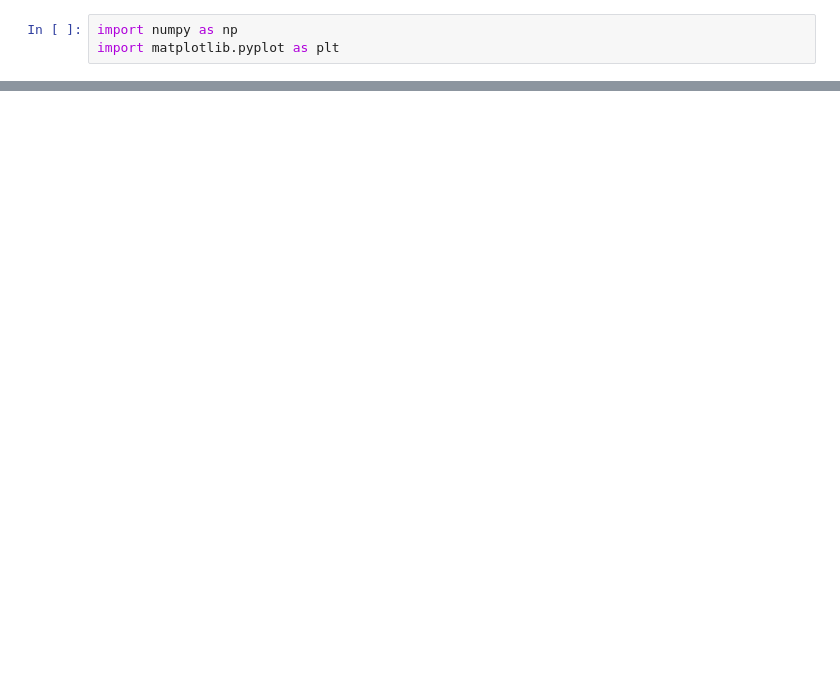
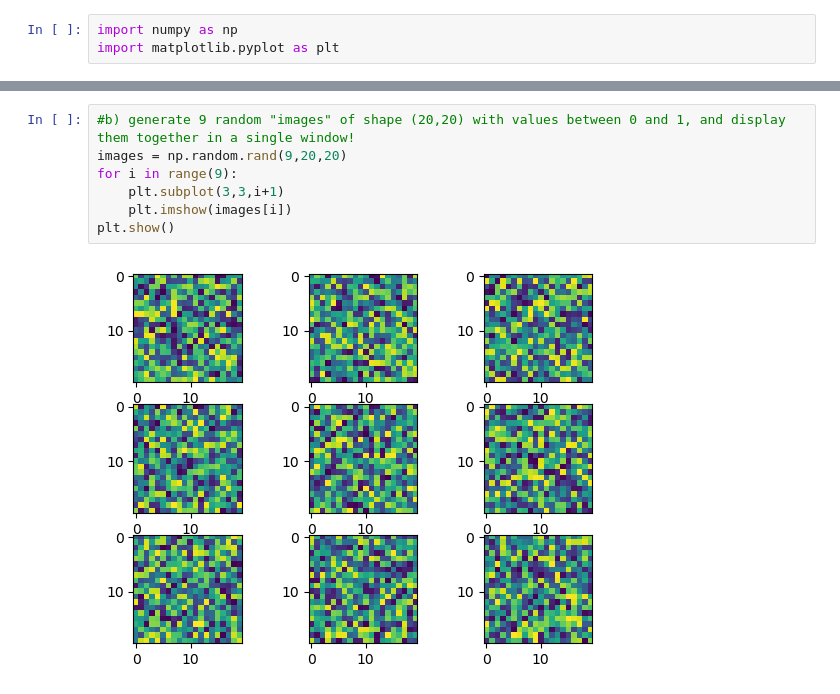
Before and after one commit to gogamid/machine-learning-exercises, a Jupyter notebook: blatt4-mnist_code_skeleton/2-matplotlib.ipynb, the cells around one changed output, grey strips where cells are left out. Saved outputs shown, nothing was run; the diff lists cells and outputs as text; blank space fills up the shorter version.

```diff
--- a/blatt4-mnist_code_skeleton/2-matplotlib.ipynb
+++ b/blatt4-mnist_code_skeleton/2-matplotlib.ipynb
@@ -31,0 +40,9 @@ plt.show()
+# %%
+#b) generate 9 random "images" of shape (20,20) with values between 0 and 1, and display them together in a single window!
+images = np.random.rand(9,20,20)
+for i in range(9):
+    plt.subplot(3,3,i+1)
+    plt.imshow(images[i])
+plt.show()
+# %% [output]
+[figure, added]
```
Also changed, not shown: parts of 5 cells of this notebook, 8 other files.
